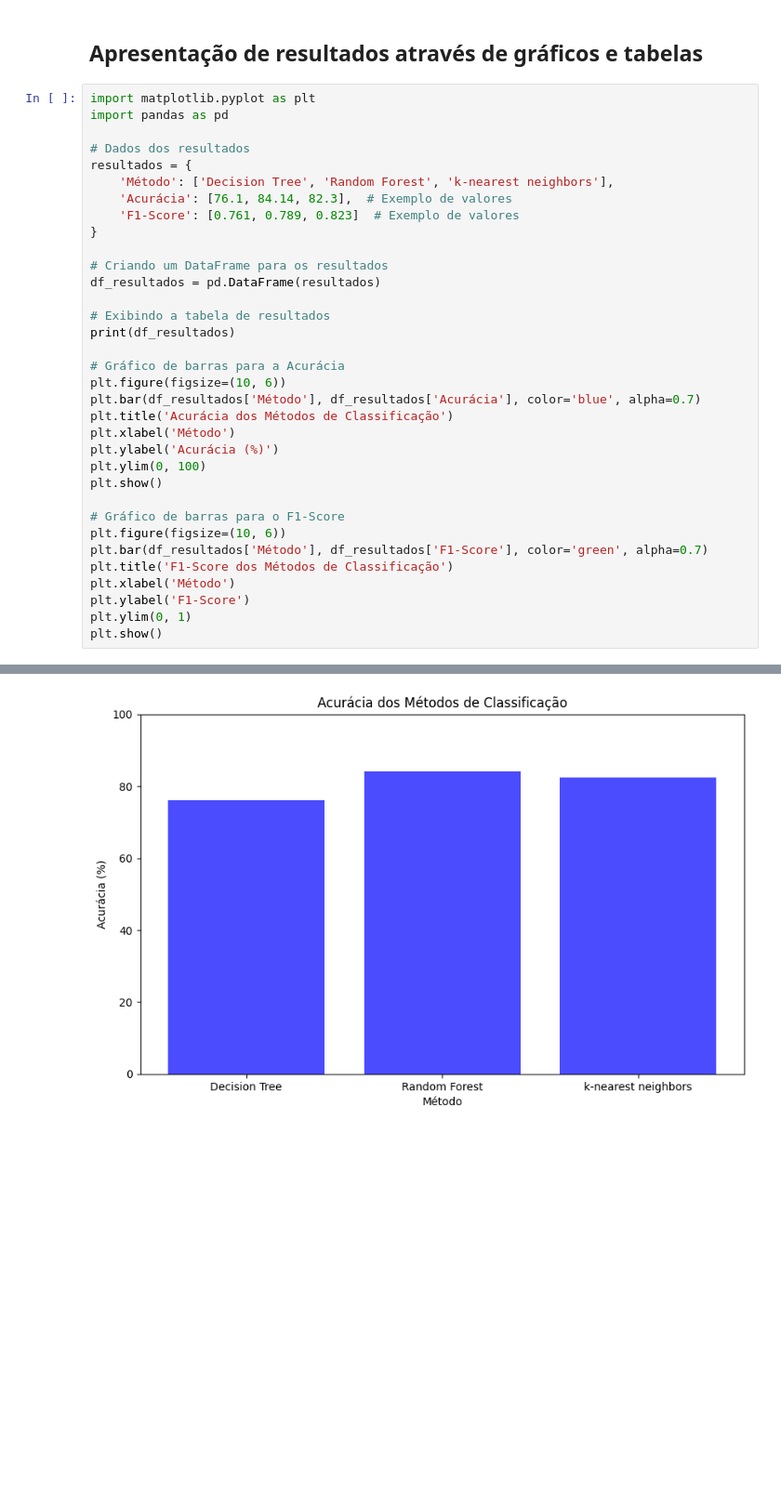
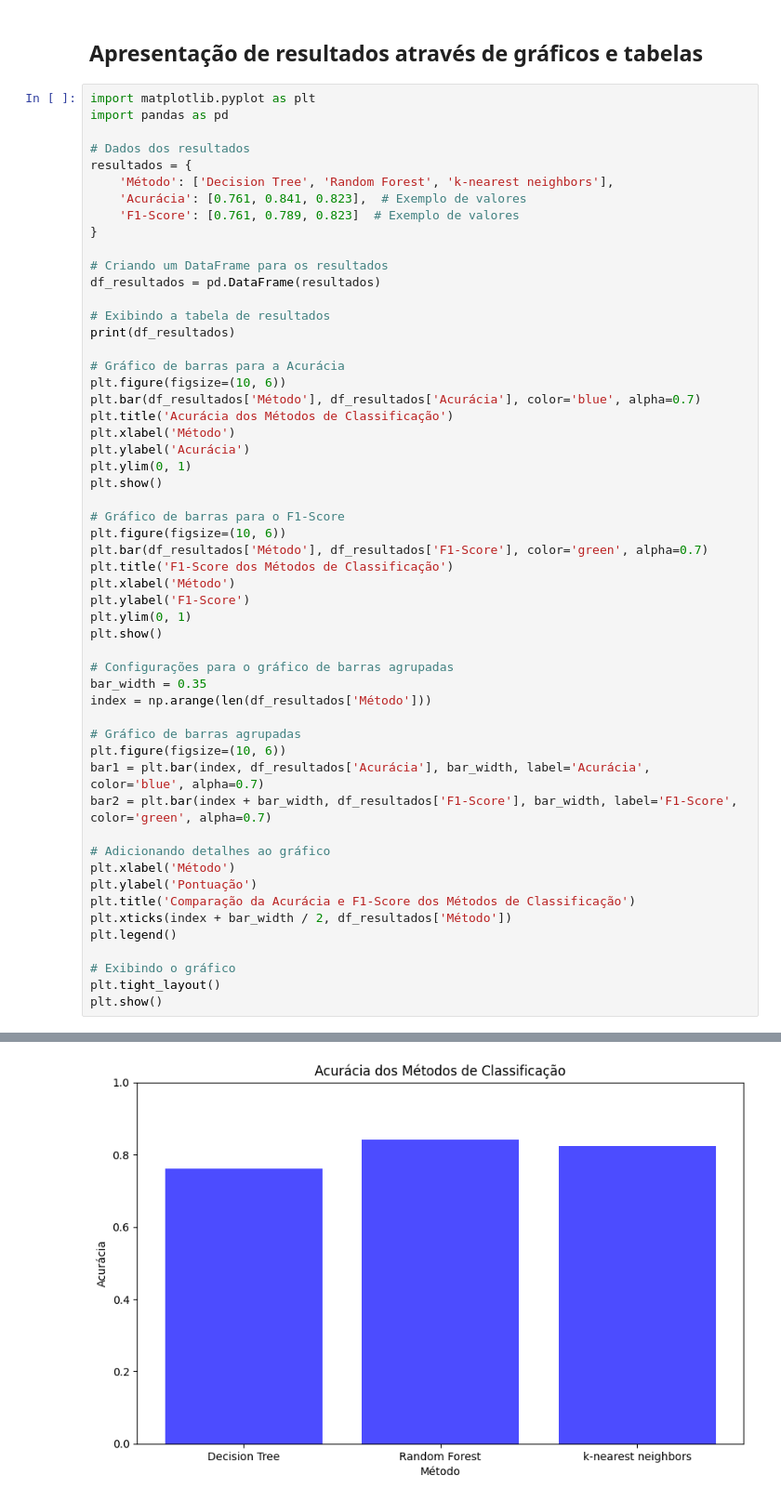
Before and after one commit to nauancastro/ML_ClassificationProblem_ScikitLearn, a Jupyter notebook: Solution_with_KNN_and_kFold.ipynb, the cells around one changed output, grey strips where cells are left out. Shown: that part at 93% size. Cells and saved outputs as stored; diff of their text form; blank space fills up the shorter version.

```diff
--- a/Solution_with_KNN_and_kFold.ipynb
+++ b/Solution_with_KNN_and_kFold.ipynb
@@ -306,7 +306,7 @@ import pandas as pd
 # Dados dos resultados
 resultados = {
     'Método': ['Decision Tree', 'Random Forest', 'k-nearest neighbors'],
-    'Acurácia': [76.1, 84.14, 82.3],  # Exemplo de valores
+    'Acurácia': [0.761, 0.841, 0.823],  # Exemplo de valores
     'F1-Score': [0.761, 0.789, 0.823]  # Exemplo de valores
 }
 
@@ -321,8 +321,8 @@ plt.figure(figsize=(10, 6))
 plt.bar(df_resultados['Método'], df_resultados['Acurácia'], color='blue', alpha=0.7)
 plt.title('Acurácia dos Métodos de Classificação')
 plt.xlabel('Método')
-plt.ylabel('Acurácia (%)')
-plt.ylim(0, 100)
+plt.ylabel('Acurácia')
+plt.ylim(0, 1)
 plt.show()
 
 # Gráfico de barras para o F1-Score
@@ -333,5 +333,25 @@ plt.xlabel('Método')
 plt.ylabel('F1-Score')
 plt.ylim(0, 1)
 plt.show()
+
+# Configurações para o gráfico de barras agrupadas
+bar_width = 0.35
+index = np.arange(len(df_resultados['Método']))
+
+# Gráfico de barras agrupadas
+plt.figure(figsize=(10, 6))
+bar1 = plt.bar(index, df_resultados['Acurácia'], bar_width, label='Acurácia', color='blue', alpha=0.7)
+bar2 = plt.bar(index + bar_width, df_resultados['F1-Score'], bar_width, label='F1-Score', color='green', alpha=0.7)
+
+# Adicionando detalhes ao gráfico
+plt.xlabel('Método')
+plt.ylabel('Pontuação')
+plt.title('Comparação da Acurácia e F1-Score dos Métodos de Classificação')
+plt.xticks(index + bar_width / 2, df_resultados['Método'])
+plt.legend()
+
+# Exibindo o gráfico
+plt.tight_layout()
+plt.show()
 # %% [output]
                 Método  Acurácia  F1-Score
@@ -341,2 +361,2 @@ plt.show()
-[figure, old version]
+[figure, new version]
 [figure]
```
Also changed, not shown: parts of 1 cell of this notebook.
